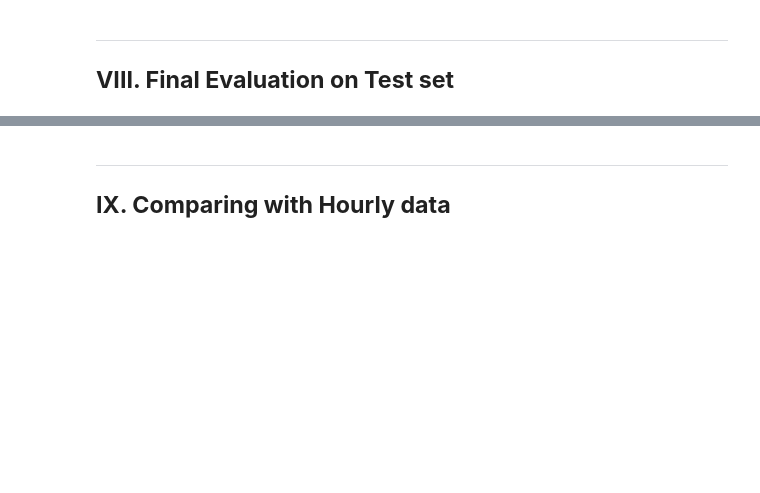
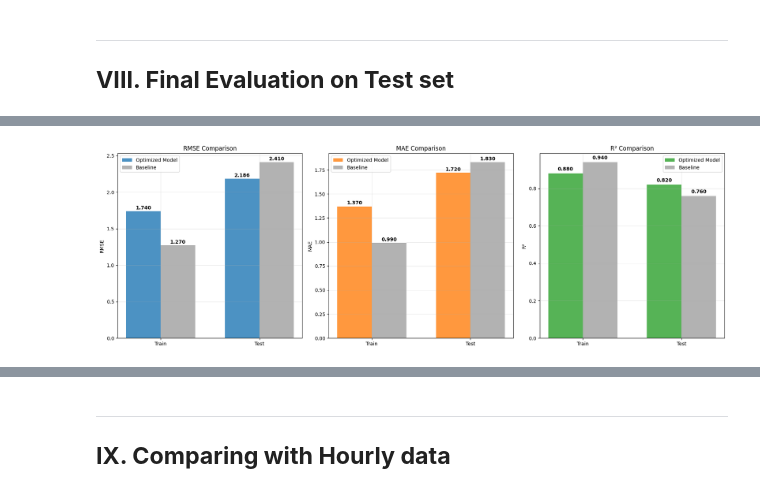
Before and after one commit to DunDun-banana/ml-group1, a Jupyter notebook: Main_Report.ipynb, the cells around one changed output, grey strips where cells are left out. Drawn from its saved outputs; the diff is of its cells as text; code cells hidden in the pictures; blank space fills up the shorter version.

```diff
--- a/Main_Report.ipynb
+++ b/Main_Report.ipynb
@@ -891,0 +918,72 @@ plt.show()
+# %%
+import matplotlib.pyplot as plt
+import pandas as pd
+import numpy as np
+
+# Metrics cần tính cho cả train và test
+metrics = {
+    'RMSE': {
+        'train':  1.74,
+        'test': 2.186,
+        'baseline_train': 1.27,
+        'baseline_test': 2.41
+    },
+    'MAE': {
+        'train': 1.37,
+        'test': 1.72,
+        'baseline_train': 0.99,
+        'baseline_test': 1.83
+    },
+    'R²': {
+        'train': 0.88,
+        'test': 0.82,
+        'baseline_train': 0.94,
+        'baseline_test': 0.76
+    }
+}
+
+# Code vẽ biểu đồ train_test_metrics.png
+fig, axes = plt.subplots(1, 3, figsize=(18, 6))
+metrics_list = ['RMSE', 'MAE', 'R²']
+colors = ['#1f77b4', '#ff7f0e', '#2ca02c']
+
+for idx, (metric, ax) in enumerate(zip(metrics_list, axes)):
+    # Data cho model hiện tại
+    train_val = metrics[metric]['train']
+    test_val = metrics[metric]['test']
+
+    # Data cho baseline
+    base_train = metrics[metric]['baseline_train']
+    base_test = metrics[metric]['baseline_test']
+
+    # Vẽ cột
+    x = np.arange(2)
+    width = 0.35
+
+    bars1 = ax.bar(x - width/2, [train_val, test_val], width,
+                   label='Optimized Model', color=colors[idx], alpha=0.8)
+    bars2 = ax.bar(x + width/2, [base_train, base_test], width,
+                   label='Baseline', color='gray', alpha=0.6)
+
+    # Thêm giá trị trên cột
+    for bar, val in zip(bars1, [train_val, test_val]):
+        ax.text(bar.get_x() + bar.get_width()/2, bar.get_height() + 0.01,
+                f'{val:.3f}', ha='center', va='bottom', fontweight='bold')
+
+    for bar, val in zip(bars2, [base_train, base_test]):
+        ax.text(bar.get_x() + bar.get_width()/2, bar.get_height() + 0.01,
+                f'{val:.3f}', ha='center', va='bottom', fontweight='bold')
+
+    # ax.set_xlabel('Dataset')
+    ax.set_ylabel(metric)
+    ax.set_title(f'{metric} Comparison')
+    ax.set_xticks(x)
+    ax.set_xticklabels(['Train', 'Test'])
+    ax.legend()
+    ax.grid(True, alpha=0.3)
+
+plt.tight_layout()
+plt.savefig('figures/train_test_metrics.png', dpi=300, bbox_inches='tight')
+plt.show()
+# %% [output]
+[figure, added]
```
Also changed, not shown: parts of 12 cells of this notebook, 4 other files.
